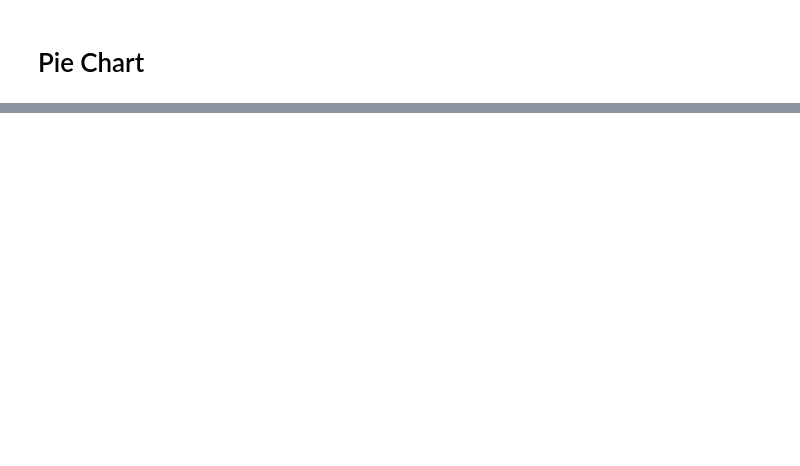
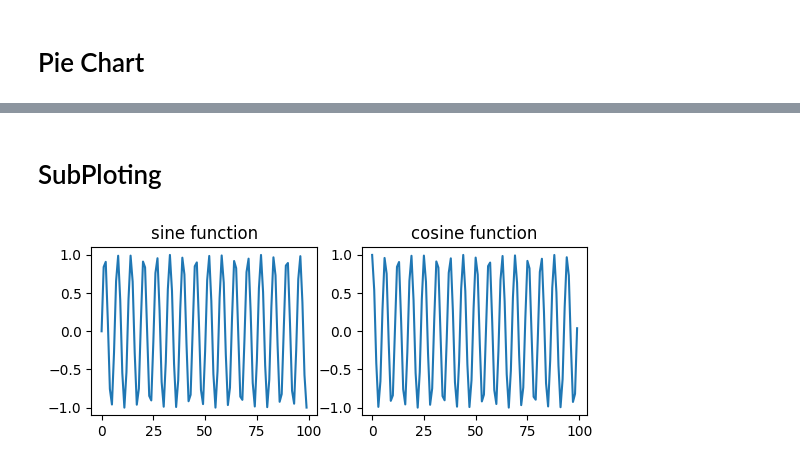
Before and after one commit to 24f3003058/Machine-Learning-Practice, a Jupyter notebook: Matplotlib.ipynb, the cells around one changed output, grey strips where cells are left out. Drawn from its saved outputs; the diff is of its cells as text; code cells hidden in the pictures; blank space fills up the shorter version.

```diff
--- a/Matplotlib.ipynb
+++ b/Matplotlib.ipynb
@@ -112,0 +138,18 @@ plt.show()
+# %% [markdown]
+# SubPloting
+# %%
+x=np.arange(100)
+P1=np.sin(x)
+P2=np.cos(x)
+
+plt.subplot(221)
+plt.plot(P1)
+plt.title("sine function")
+
+plt.subplot(222)
+plt.plot(P2)
+plt.title('cosine function')
+
+plt.show()
+# %% [output]
+[figure, added]
```
Also changed, not shown: parts of 9 cells of this notebook, 1 other file.
